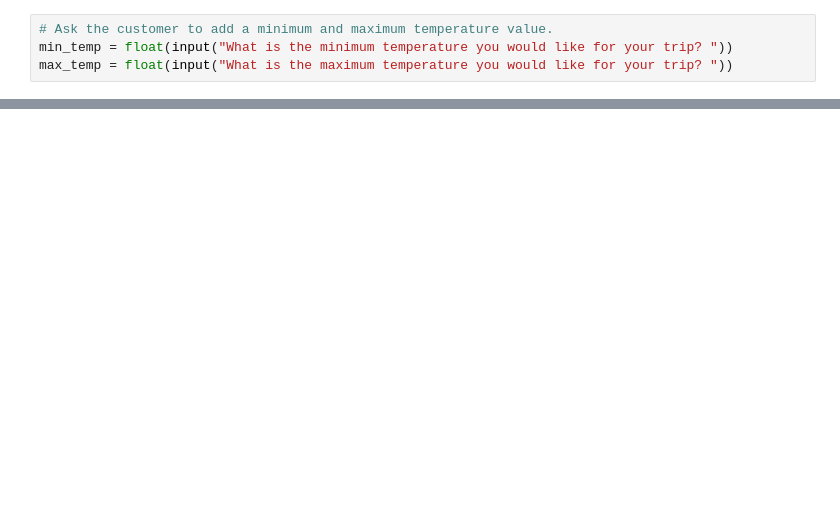
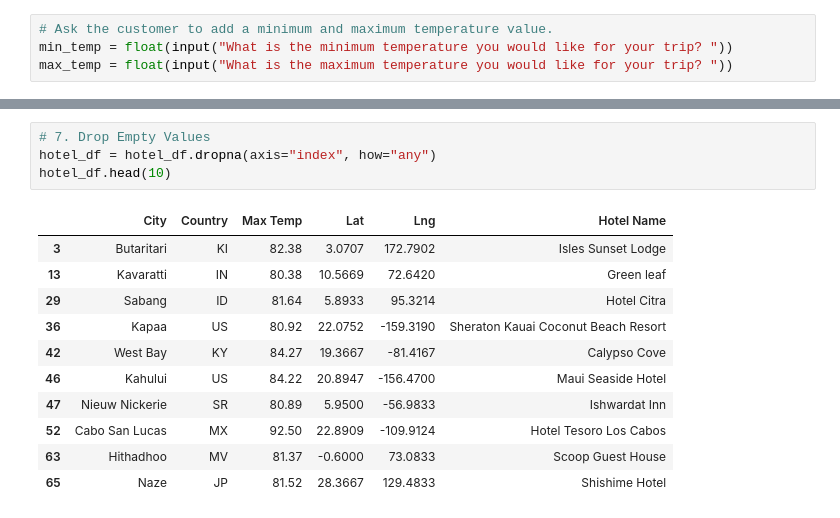
Before and after one commit to jillybean8848/World_Weather_Analysis, a Jupyter notebook: VacationPy.ipynb, the cells around one changed output, grey strips where cells are left out. Cells and saved outputs as stored; diff of their text form; blank space fills up the shorter version.

```diff
--- a/VacationPy.ipynb
+++ b/VacationPy.ipynb
@@ -166,0 +132,16 @@ params = {
+# %%
+# 7. Drop Empty Values
+hotel_df = hotel_df.dropna(axis="index", how="any")
+hotel_df.head(10)
+# %% [output]
+|  | City | Country | Max Temp | Lat | Lng | Hotel Name |
+| 3 | Butaritari | KI | 82.38 | 3.0707 | 172.7902 | Isles Sunset Lodge |
+| 13 | Kavaratti | IN | 80.38 | 10.5669 | 72.6420 | Green leaf |
+| 29 | Sabang | ID | 81.64 | 5.8933 | 95.3214 | Hotel Citra |
+| 36 | Kapaa | US | 80.92 | 22.0752 | -159.3190 | Sheraton Kauai Coconut Beach Resort |
+| 42 | West Bay | KY | 84.27 | 19.3667 | -81.4167 | Calypso Cove |
+| 46 | Kahului | US | 84.22 | 20.8947 | -156.4700 | Maui Seaside Hotel |
+| 47 | Nieuw Nickerie | SR | 80.89 | 5.9500 | -56.9833 | Ishwardat Inn |
+| 52 | Cabo San Lucas | MX | 92.50 | 22.8909 | -109.9124 | Hotel Tesoro Los Cabos |
+| 63 | Hithadhoo | MV | 81.37 | -0.6000 | 73.0833 | Scoop Guest House |
+| 65 | Naze | JP | 81.52 | 28.3667 | 129.4833 | Shishime Hotel |
```
Also changed, not shown: parts of 28 cells of this notebook, 2 other files.
